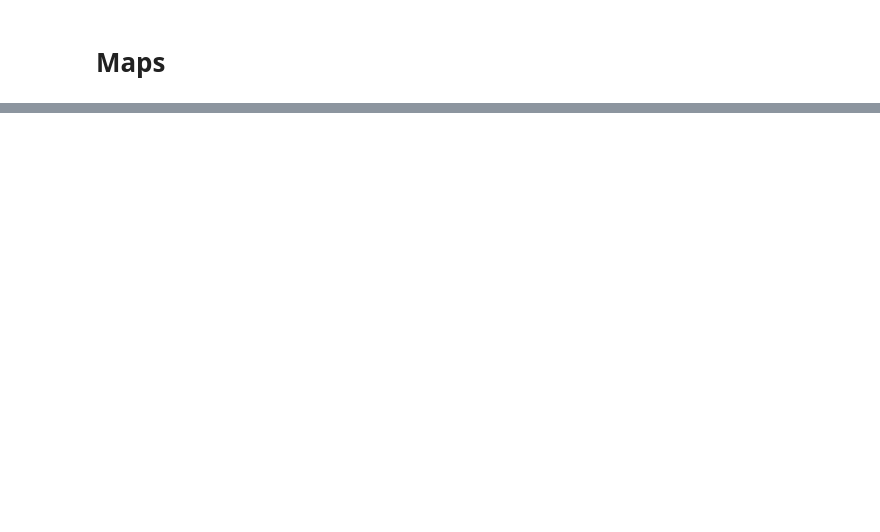
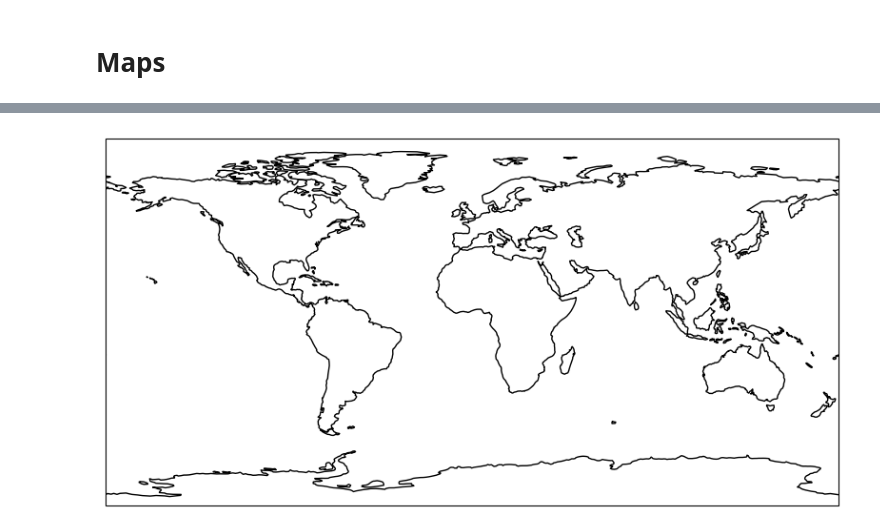
Before and after one commit to jwellik/vdapseisutils, a Jupyter notebook: gallery/Map_tutorial.ipynb, the cells around one changed output, grey strips where cells are left out. Drawn from its saved outputs; the diff is of its cells as text; code cells hidden in the pictures; blank space fills up the shorter version.

```diff
--- a/gallery/Map_tutorial.ipynb
+++ b/gallery/Map_tutorial.ipynb
@@ -33,0 +100,30 @@ Make plots using VolcanoFigure: Mt Hood
+# %%
+import matplotlib.pyplot as plt
+import cartopy.crs as ccrs
+from matplotlib.ticker import MaxNLocator
+
+# Create a figure and an axis with a specific projection
+fig, ax = plt.subplots(figsize=(10, 5), subplot_kw={'projection': ccrs.PlateCarree()})
+
+# Set the extent of the map (longitude, latitude)
+ax.set_extent([-180, 180, -90, 90], crs=ccrs.PlateCarree())
+
+# Add coastlines for better visualization
+ax.coastlines()
+
+# Automatically set x-ticks and y-ticks using MaxNLocator
+ax.xaxis.set_major_locator(MaxNLocator(integer=False))  # For longitude
+ax.yaxis.set_major_locator(MaxNLocator(integer=False))  # For latitude
+# ax.set_xticks([0, 60, 120, 180, 240, 300, 360], crs=ccrs.PlateCarree())
+# ax.set_yticks([-90, -60, -30, 0, 30, 60, 90], crs=ccrs.PlateCarree())
+
+# Set the tick parameters to place ticks on the outside
+ax.tick_params(axis='both', direction='out', length=6)
+
+# Optionally, you can remove gridlines
+ax.grid(False)
+
+# Show the plot
+plt.show()
+# %% [output]
+[figure, added]
```
Also changed, not shown: parts of 5 cells of this notebook, 12 other files.
